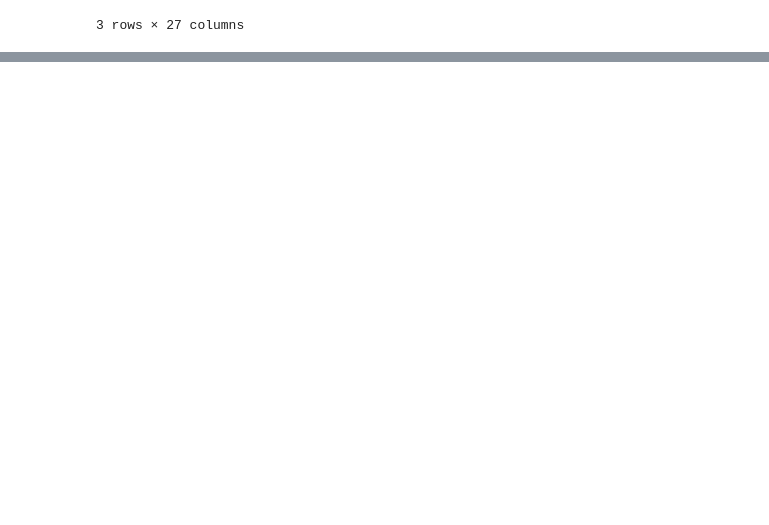
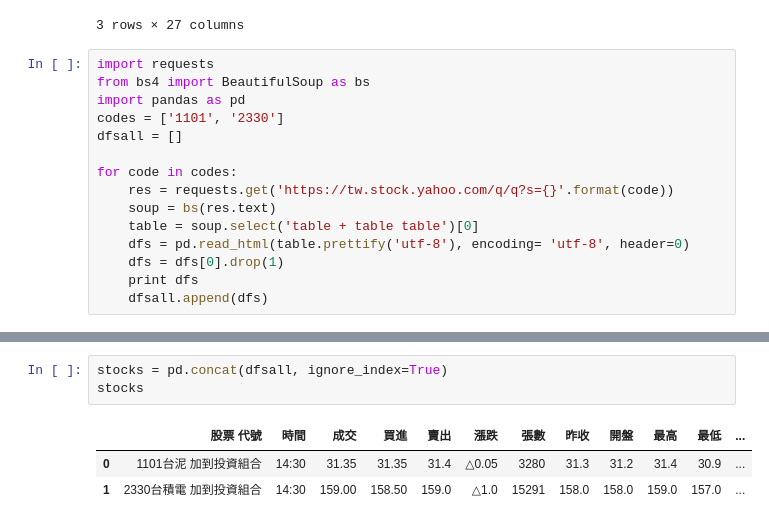
Before and after one commit to ywchiu/pyfinance, a Jupyter notebook: 20160328Demo.ipynb, the cells around one changed output, grey strips where cells are left out. Saved outputs shown, nothing was run; the diff lists cells and outputs as text; blank space fills up the shorter version.

```diff
--- a/20160328Demo.ipynb
+++ b/20160328Demo.ipynb
@@ -822,3 +822,18 @@ dfs[5]
 | 1 | 2330台積電加到投資組合 | 14:30 | 159.0 | 158.5 | 159.0 | △1.0 | 15291 | 158.0 | 158.0 | 159.0 | ... |
 | 2 | 凱基證券下單 | 買 賣 張 零股交易 | NaN | NaN | NaN | NaN | NaN | NaN | NaN | NaN | ... |
 3 rows × 27 columns
+# %%
+import requests
+from bs4 import BeautifulSoup as bs
+import pandas as pd
+codes = ['1101', '2330']
+dfsall = []
+
+for code in codes:
+    res = requests.get('https://tw.stock.yahoo.com/q/q?s={}'.format(code))
+    soup = bs(res.text)
+    table = soup.select('table + table table')[0]
+    dfs = pd.read_html(table.prettify('utf-8'), encoding= 'utf-8', header=0)
+    dfs = dfs[0].drop(1)
+    print dfs
+    dfsall.append(dfs)
@@ -824,0 +851,7 @@ dfs[5]
+# %%
+stocks = pd.concat(dfsall, ignore_index=True)
+stocks
+# %% [output]
+|  | 股票 代號 | 時間 | 成交 | 買進 | 賣出 | 漲跌 | 張數 | 昨收 | 開盤 | 最高 | 最低 | ... |
+| 0 | 1101台泥 加到投資組合 | 14:30 | 31.35 | 31.35 | 31.4 | △0.05 | 3280 | 31.3 | 31.2 | 31.4 | 30.9 | ... |
+| 1 | 2330台積電 加到投資組合 | 14:30 | 159.00 | 158.50 | 159.0 | △1.0 | 15291 | 158.0 | 158.0 | 159.0 | 157.0 | ... |
```
Also changed, not shown: parts of 2 cells of this notebook.
